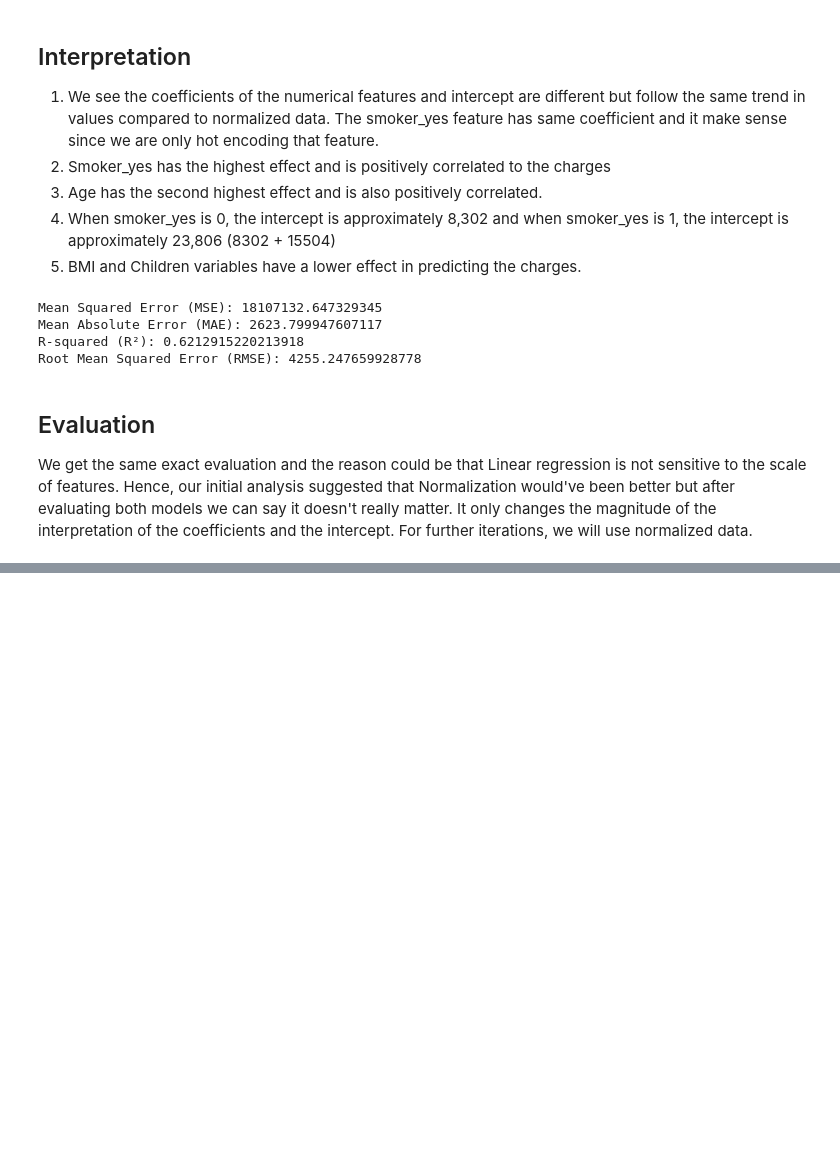
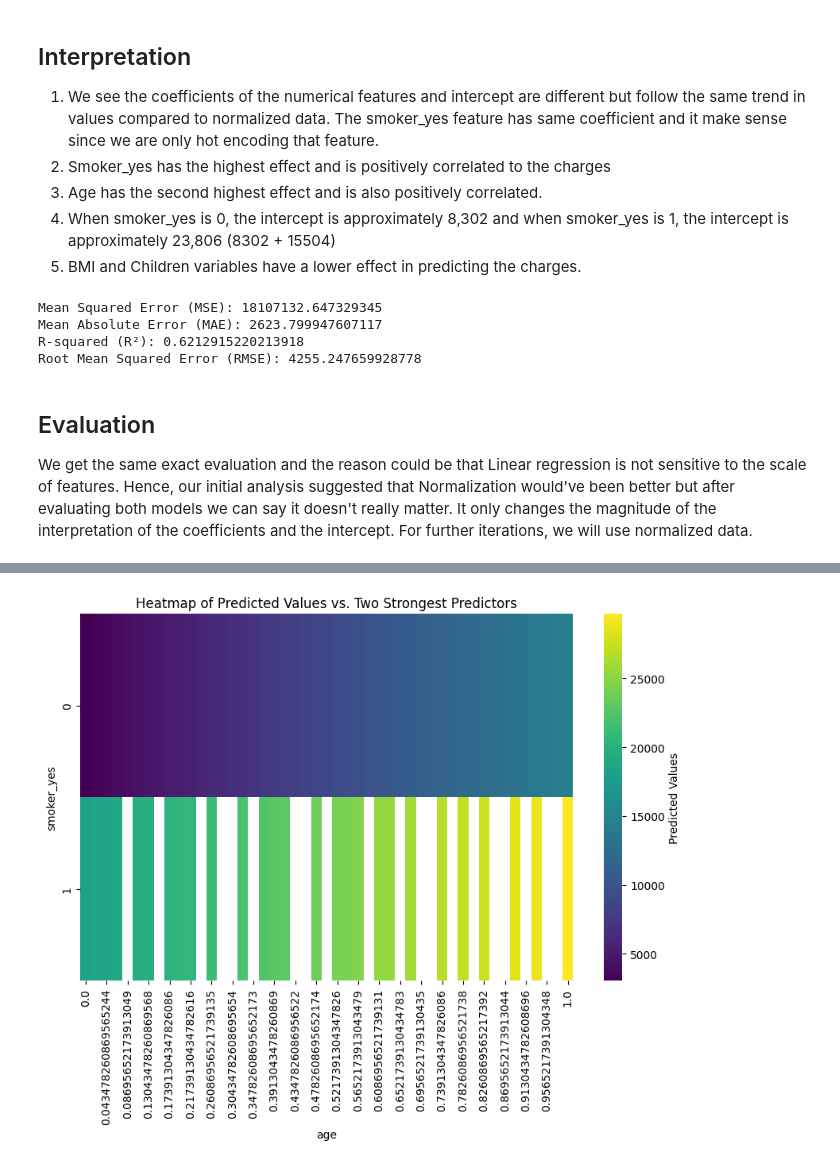
Before and after one commit to amajith000/HW9_P3_MiniProject_Part1, a Jupyter notebook: HW13_MiniProject_Part1&Part2.ipynb, the cells around one changed output, grey strips where cells are left out. Drawn from its saved outputs; the diff is of its cells as text; code cells hidden in the pictures; blank space fills up the shorter version.

```diff
--- a/HW13_MiniProject_Part1&Part2.ipynb
+++ b/HW13_MiniProject_Part1&Part2.ipynb
@@ -455,0 +520,16 @@ We get the same exact evaluation and the reason could be that Linear regression
+# %%
+X = normalized_df_encoded.drop(['charges','bmi', 'children'], axis=1)
+y = normalized_df_encoded['charges']
+
+X_train, X_test, y_train, y_test = train_test_split(X, y, test_size=0.2, random_state=42)
+
+model = LinearRegression()
+model.fit(X_train, y_train)
+
+# Coefficients of the model
+coefficients_df = pd.DataFrame({'Predictor': X_train.columns, 'Coefficient': model.coef_})
+print('\nCoefficients:')
+print(coefficients_df)
+
+# Intercept of the model
+print(f'\nIntercept: {model.intercept_}')
@@ -455,0 +547,11 @@ We get the same exact evaluation and the reason could be that Linear regression
+# %%
+y_pred = model.predict(X_test)
+
+mse = mean_squared_error(y_test, y_pred)
+mae = mean_absolute_error(y_test, y_pred)
+r2 = r2_score(y_test, y_pred)
+rmse = math.sqrt(mse)
+print(f'Mean Squared Error (MSE): {mse}')
+print(f'Mean Absolute Error (MAE): {mae}')
+print(f'R-squared (R²): {r2}')
+print(f'Root Mean Squared Error (RMSE): {rmse}')
@@ -455,0 +571,16 @@ We get the same exact evaluation and the reason could be that Linear regression
+# %%
+# Creating a DataFrame with the actual and predicted values
+results_df = pd.DataFrame({'Actual': y_test, 'Predicted': y_pred})
+
+X_test
+
+# Creating a heatmap
+plt.figure(figsize=(10, 6))
+heatmap_data = pd.concat([results_df, X_test], axis=1)
+heatmap_data = heatmap_data.groupby(['smoker_yes', 'age']).mean().reset_index()
+heatmap_data_pivoted = heatmap_data.pivot(index='smoker_yes', columns='age', values='Predicted')
+sns.heatmap(heatmap_data_pivoted, cmap='viridis', annot=False, fmt=".2f", cbar_kws={'label': 'Predicted Values'})
+plt.title('Heatmap of Predicted Values vs. Two Strongest Predictors')
+plt.show()
+# %% [output]
+[figure, added]
```
Also changed, not shown: parts of 17 cells of this notebook.
